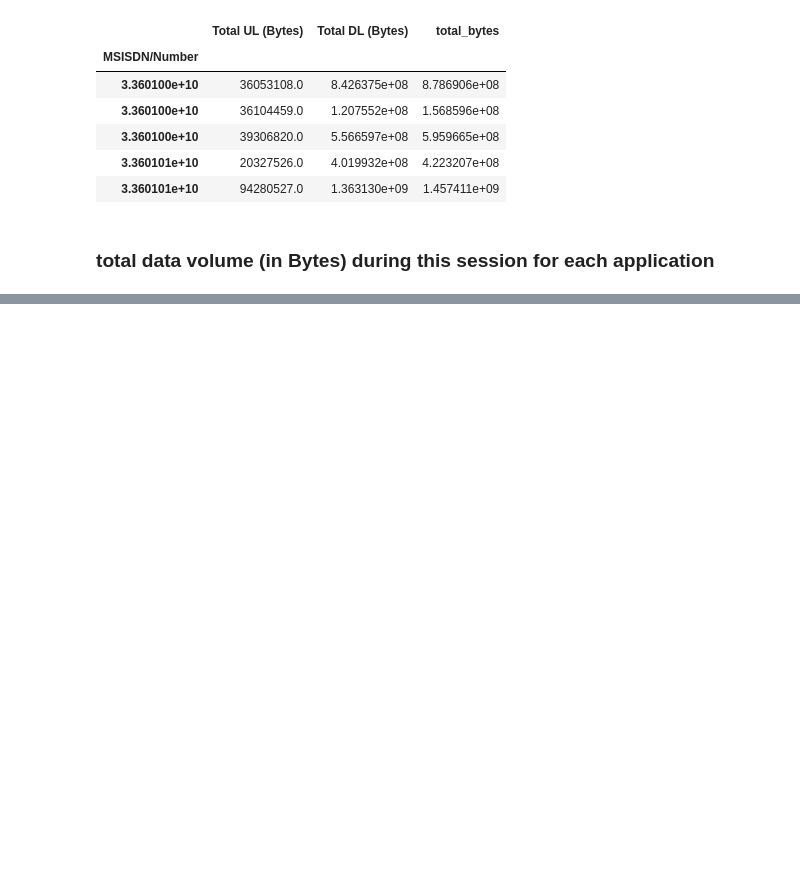
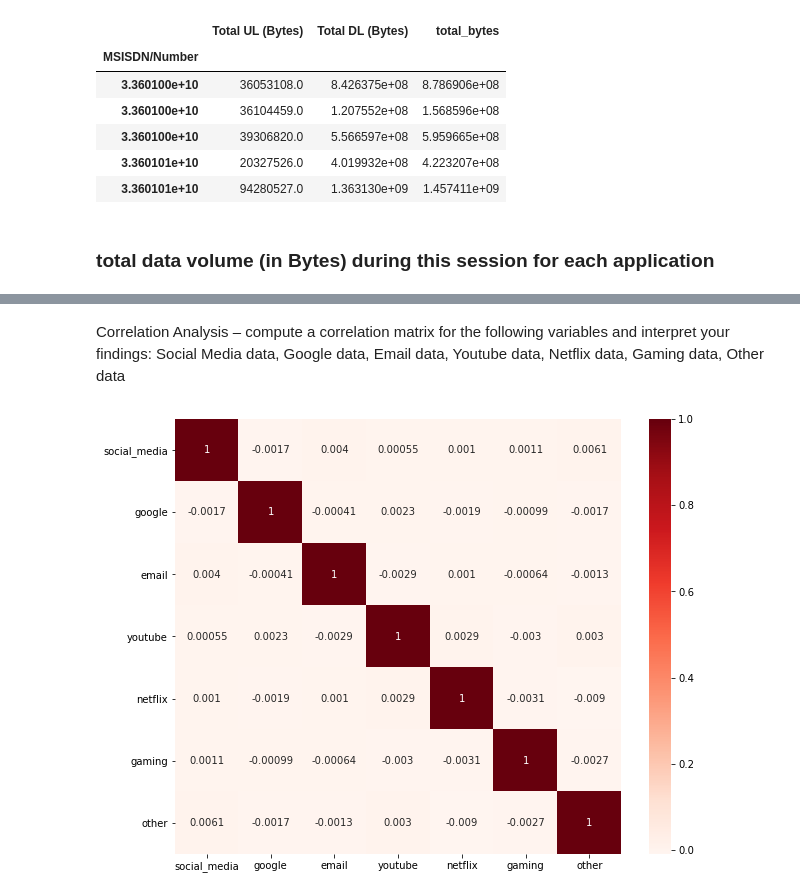
Before and after one commit to Amulah-98/tellco, a Jupyter notebook: Telecommunication .ipynb, the cells around one changed output, grey strips where cells are left out. Cells and saved outputs as stored; diff of their text form; code cells hidden in the pictures; blank space fills up the shorter version.

```diff
--- a/Telecommunication .ipynb
+++ b/Telecommunication .ipynb
@@ -506,0 +627,3 @@ d.head()
+# %%
+data1['Decile_rank']  = pd.qcut(data1['Dur. (ms).1'], 5)
+data1['Decile_rank']
@@ -506,0 +656,12 @@ d.head()
+# %% [markdown]
+
+Correlation Analysis – compute a correlation matrix for the following variables and interpret your findings: Social Media data, Google data, Email data, Youtube data, Netflix data, Gaming data, Other data
+# %%
+#Using Pearson Correlation
+app_corr = data1[['total_bytes','social_media', 'google', 'email', 'youtube', 'netflix', 'gaming', 'other']]
+plt.figure(figsize=(10,8))
+cor = df.corr()
+sns.heatmap(cor, annot=True, cmap=plt.cm.Reds)
+plt.show()
+# %% [output]
+[figure, added]
```
Also changed, not shown: parts of 20 cells of this notebook.
